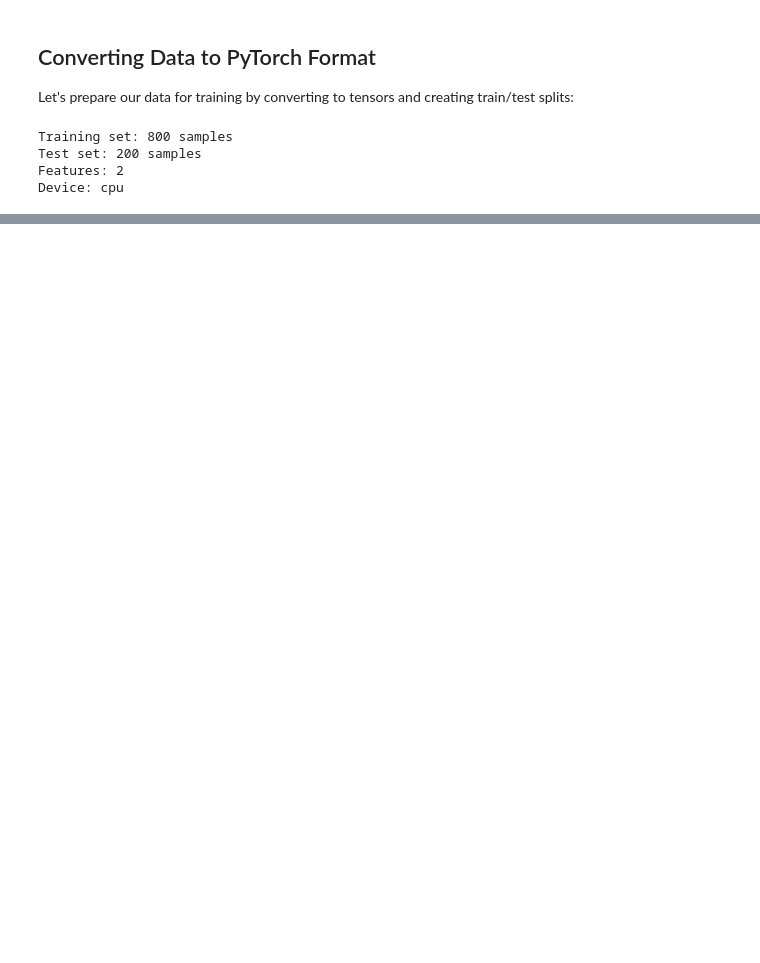
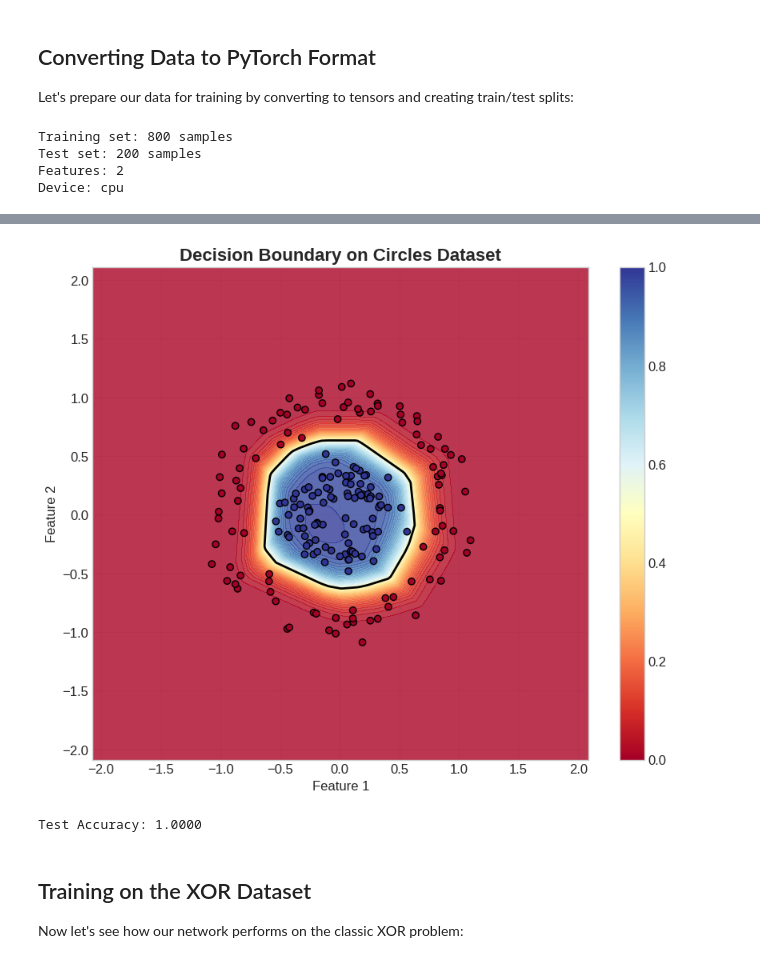
Before and after one commit to charecktowa/Chemistry-ML, a Jupyter notebook: 102_pytorch_introduction.ipynb, the cells around one changed output, grey strips where cells are left out. Saved outputs shown, nothing was run; the diff lists cells and outputs as text; code cells hidden in the pictures; blank space fills up the shorter version.

```diff
--- a/102_pytorch_introduction.ipynb
+++ b/102_pytorch_introduction.ipynb
@@ -581,0 +782,21 @@ Device: cpu
+# %%
+# Plot the decision boundary
+trainer.plot_decision_boundary(X_test, y_test, title="Decision Boundary on Circles Dataset")
+# %% [output]
+[figure, added]
+# %%
+# Switch to evaluation mode
+model.eval()
+
+with torch.no_grad():
+    predictions = model(X_test)
+    predicted_labels = (predictions > 0.5).float()
+    accuracy = (predicted_labels == y_test).float().mean().item()
+
+print(f"Test Accuracy: {accuracy:.4f}")
+# %% [output]
+Test Accuracy: 1.0000
+# %% [markdown]
+## Training on the XOR Dataset
+
+Now let's see how our network performs on the classic XOR problem:
```
Also changed, not shown: parts of 11 cells of this notebook.
